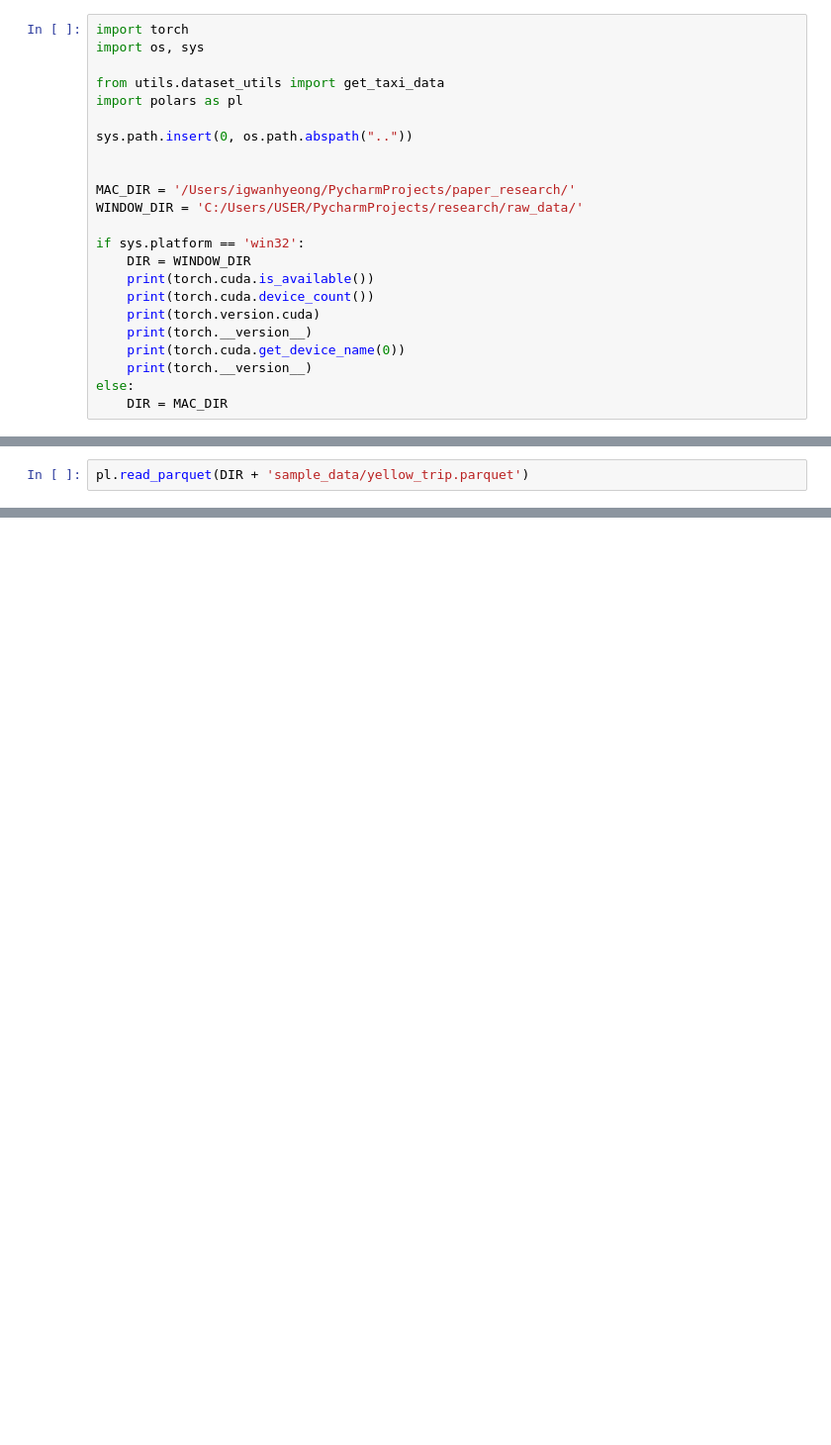
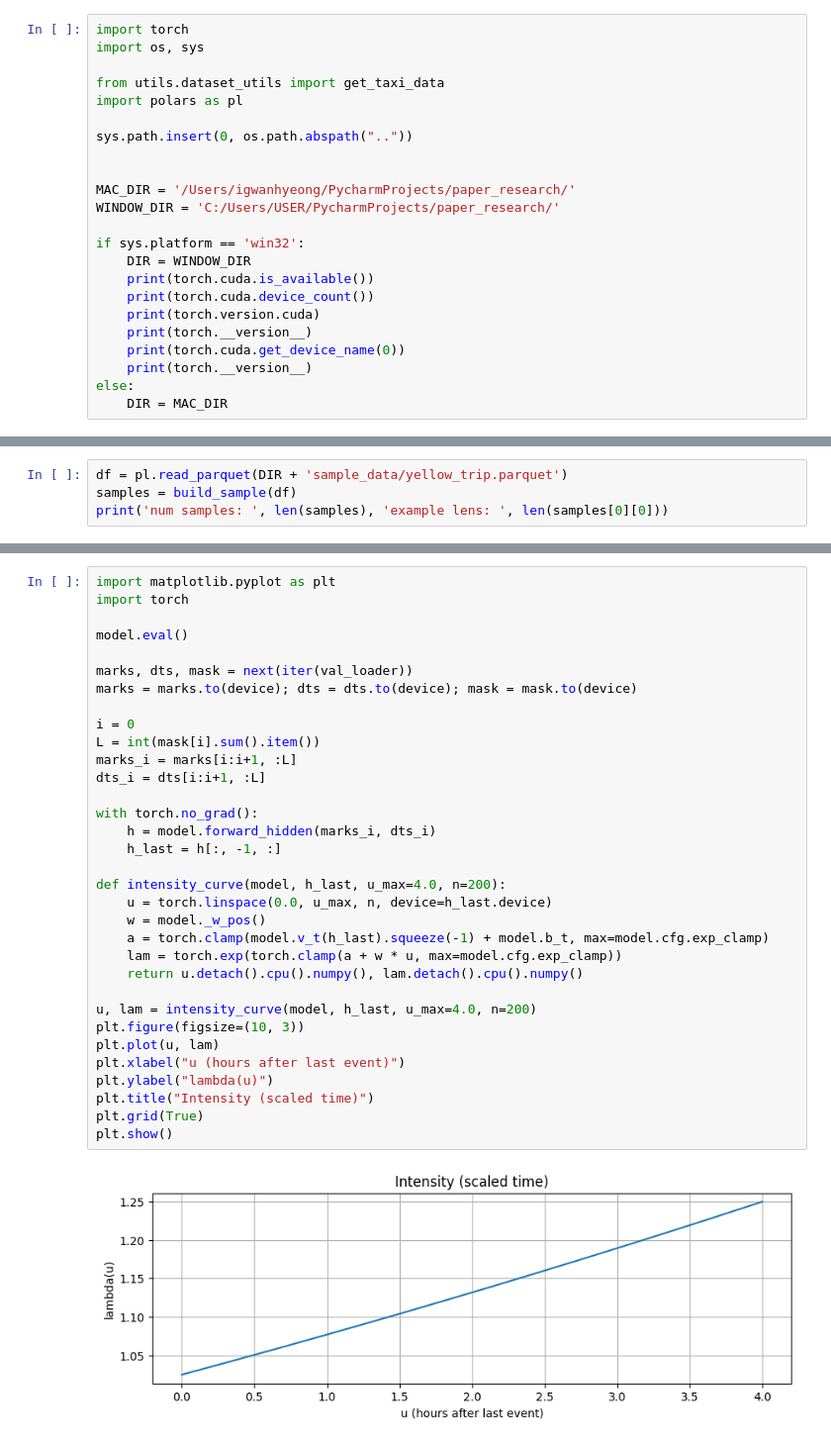
Before and after one commit to LeeKwanHyeong/paper_research, a Jupyter notebook: simple_lab_test/rmtpp_taxi.ipynb, the cells around one changed output, grey strips where cells are left out. Shown at 99% size. Saved outputs shown, nothing was run; the diff lists cells and outputs as text; blank space fills up the shorter version.

```diff
--- a/simple_lab_test/rmtpp_taxi.ipynb
+++ b/simple_lab_test/rmtpp_taxi.ipynb
@@ -9,7 +9,7 @@ sys.path.insert(0, os.path.abspath(".."))
 
 
 MAC_DIR = '/Users/igwanhyeong/PycharmProjects/paper_research/'
-WINDOW_DIR = 'C:/Users/USER/PycharmProjects/research/raw_data/'
+WINDOW_DIR = 'C:/Users/USER/PycharmProjects/paper_research/'
 
 if sys.platform == 'win32':
     DIR = WINDOW_DIR
@@ -31,3 +110,5 @@ NVIDIA GeForce RTX 5080
 # %%
-pl.read_parquet(DIR + 'sample_data/yellow_trip.parquet')
+df = pl.read_parquet(DIR + 'sample_data/yellow_trip.parquet')
+samples = build_sample(df)
+print('num samples: ', len(samples), 'example lens: ', len(samples[0][0]))
 # %% [output]
@@ -34,0 +175,35 @@ FileNotFoundError: 지정된 경로를 찾을 수 없습니다. (os error 3): C:
+# %%
+import matplotlib.pyplot as plt
+import torch
+
+model.eval()
+
+marks, dts, mask = next(iter(val_loader))
+marks = marks.to(device); dts = dts.to(device); mask = mask.to(device)
+
+i = 0
+L = int(mask[i].sum().item())
+marks_i = marks[i:i+1, :L]
+dts_i = dts[i:i+1, :L]
+
+with torch.no_grad():
+    h = model.forward_hidden(marks_i, dts_i)
+    h_last = h[:, -1, :]
+
+def intensity_curve(model, h_last, u_max=4.0, n=200):
+    u = torch.linspace(0.0, u_max, n, device=h_last.device)
+    w = model._w_pos()
+    a = torch.clamp(model.v_t(h_last).squeeze(-1) + model.b_t, max=model.cfg.exp_clamp)
+    lam = torch.exp(torch.clamp(a + w * u, max=model.cfg.exp_clamp))
+    return u.detach().cpu().numpy(), lam.detach().cpu().numpy()
+
+u, lam = intensity_curve(model, h_last, u_max=4.0, n=200)
+plt.figure(figsize=(10, 3))
+plt.plot(u, lam)
+plt.xlabel("u (hours after last event)")
+plt.ylabel("lambda(u)")
+plt.title("Intensity (scaled time)")
+plt.grid(True)
+plt.show()
+# %% [output]
+[figure, added]
```
Also changed, not shown: parts of 19 cells of this notebook, 4 other files.
